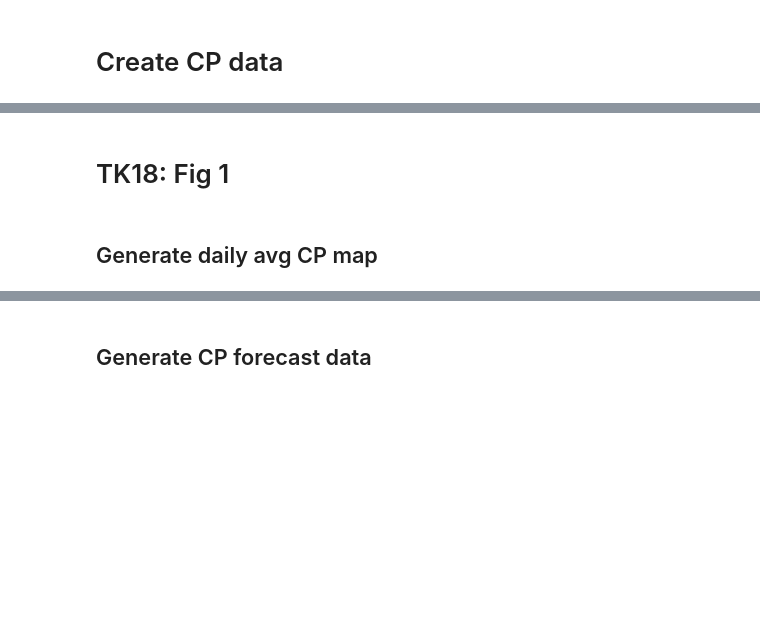
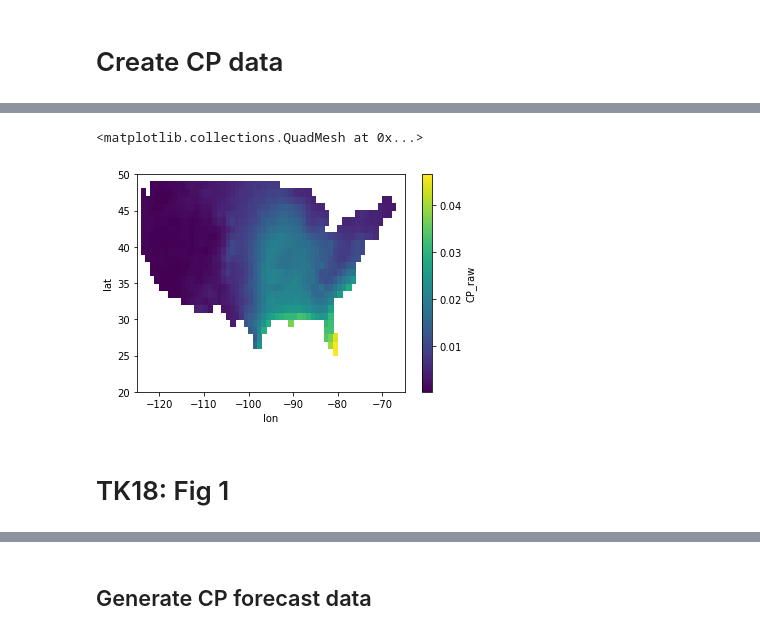
Before and after one commit to wycheng-uw/Incubator2021, a Jupyter notebook: Hindcast/test_TK18.ipynb, the cells around one changed output, grey strips where cells are left out. Cells and saved outputs as stored; diff of their text form; code cells hidden in the pictures; blank space fills up the shorter version.

```diff
--- a/Hindcast/test_TK18.ipynb
+++ b/Hindcast/test_TK18.ipynb
@@ -58,2 +109,2 @@ gefs_dataset = xr.open_mfdataset('/home/disk/eos12/wycheng/data/GEFS/GEFS*.nc',
 # %%
-gefs_dataset = gefs_dataset.sel(lon=slice(235,295),lat=slice(50,20))
+GEFS_dataset = GEFS_dataset.sel(lon=slice(235,295),lat=slice(50,20))
@@ -64,4 +153,4 @@ gefs_dataset
 - Reverse the latitude coordinate from (60, 20) to (20, 60)
 # %%
 with dask.config.set(**{'array.slicing.split_large_chunks': True}):
-    gefs_dataset = gefs_dataset.assign_coords(lon=(((gefs_dataset.lon + 180) % 360) - 180)).reindex(lat=gefs_dataset.lat[::-1])
+    GEFS_dataset = GEFS_dataset.assign_coords(lon=(((GEFS_dataset.lon + 180) % 360) - 180)).reindex(lat=GEFS_dataset.lat[::-1])
@@ -74,4 +201,4 @@ lono = xr.DataArray(np.linspace(-124.5,-65.5,60), dims='lon')
 lato = xr.DataArray(np.linspace(20.5,49.5,30), dims='lat')
 
 with dask.config.set(**{'array.slicing.split_large_chunks': True}):
-    gefs_dataset = gefs_dataset.interp(lon=lono,lat=lato,method='linear')
+    GEFS_dataset = GEFS_dataset.interp(lon=lono,lat=lato,method='linear')
@@ -85,0 +247,4 @@ cp_data
+# %%
+CP_data_raw = (GEFS_dataset.cape * GEFS_dataset.pr).where( ~np.isnan(mask) )
+CP_data_raw.name = 'CP_raw'
+CP_data_raw
@@ -86,4 +279,7 @@ cp_data
+# %%
+CP_data_raw.mean(dim={'S','M','L'}).plot()
+# %% [output]
+<matplotlib.collections.QuadMesh at 0x...>
+[figure, added]
 # %% [markdown]
 # TK18: Fig 1
-# %% [markdown]
-## Generate daily avg CP map
```
Also changed, not shown: parts of 135 cells of this notebook, 1 other file.
